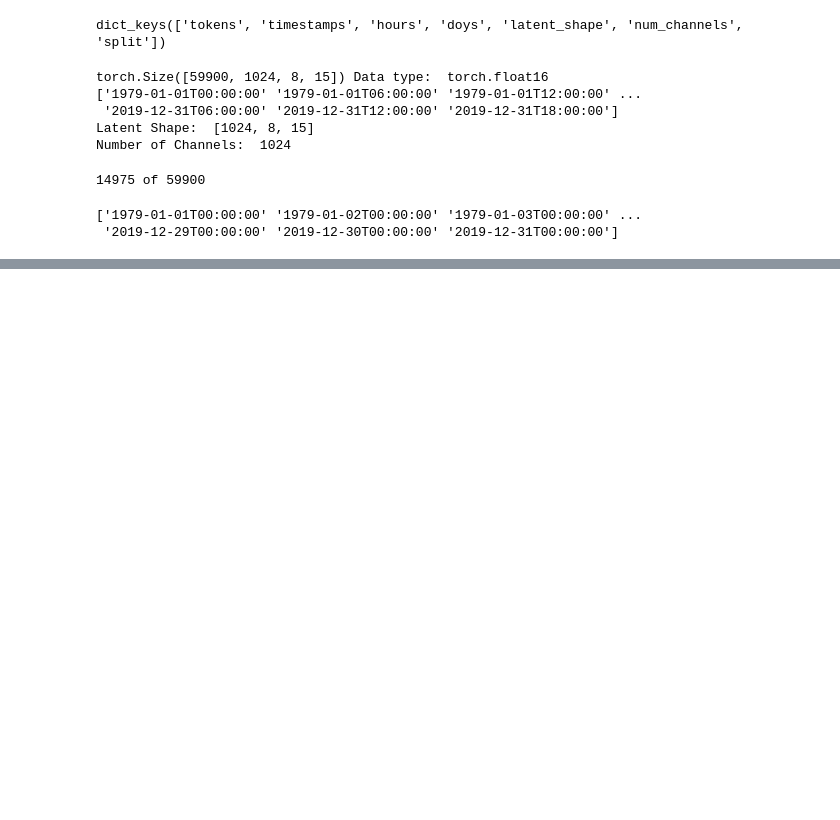
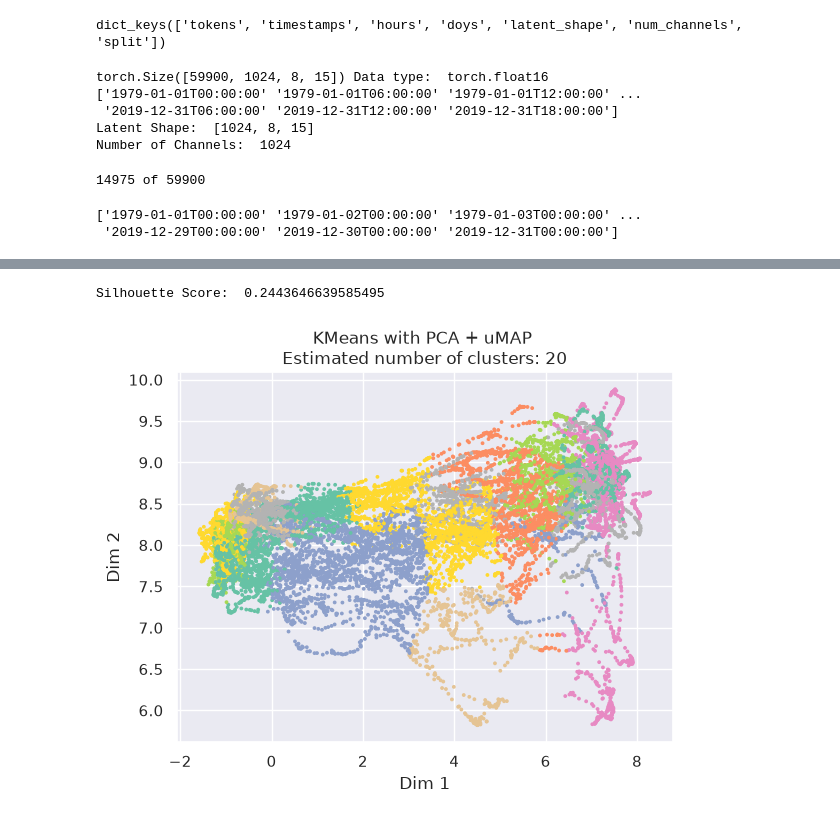
Before and after one commit to itsadhin/Weather-Latent-Space-Clustering, a Jupyter notebook: Weather_cluster.ipynb, the cells around one changed output, grey strips where cells are left out. Saved outputs shown, nothing was run; the diff lists cells and outputs as text; code cells hidden in the pictures; blank space fills up the shorter version.

```diff
--- a/Weather_cluster.ipynb
+++ b/Weather_cluster.ipynb
@@ -77,0 +150,16 @@ print(z.shape)
+# %%
+kmeans = KMeans(n_clusters=20,init="k-means++",random_state=3)
+scores_pca = StandardScaler().fit_transform(scores_pca)
+u = umap.UMAP(n_components=10, random_state=42).fit_transform(scores_pca)
+labels = kmeans.fit_predict(u)
+
+plt.scatter(u[:,0],u[:,1],c=labels,cmap="Set2",s=3)
+print("Silhouette Score: ", silhouette_score(u, labels))
+
+plt.title("KMeans with PCA + uMAP \nEstimated number of clusters: 20")
+plt.xlabel("Dim 1")
+plt.ylabel("Dim 2")
+plt.show()
+# %% [output]
+Silhouette Score:  0.2443646639585495
+[figure, added]
```
Also changed, not shown: parts of 30 cells of this notebook.
